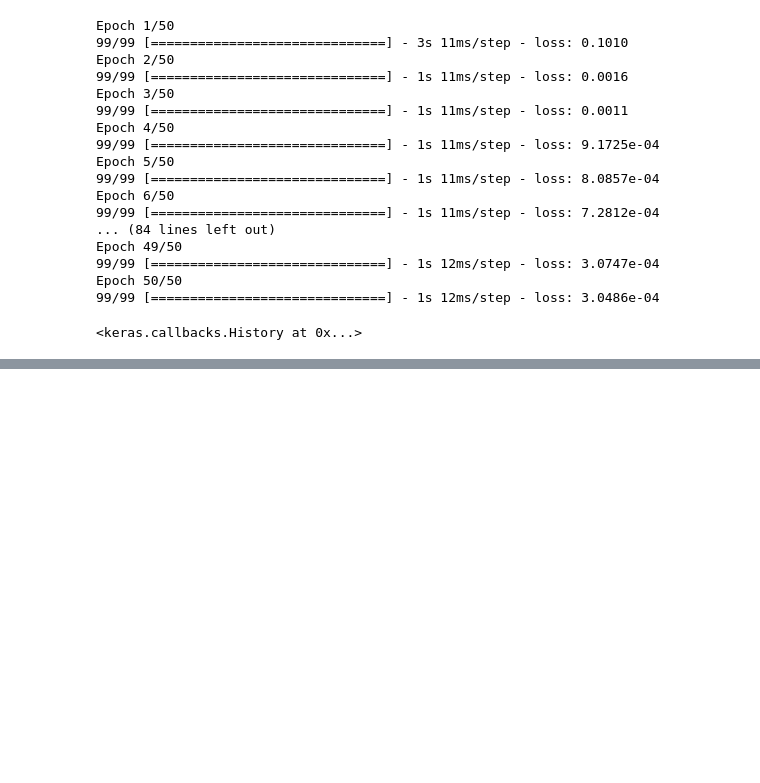
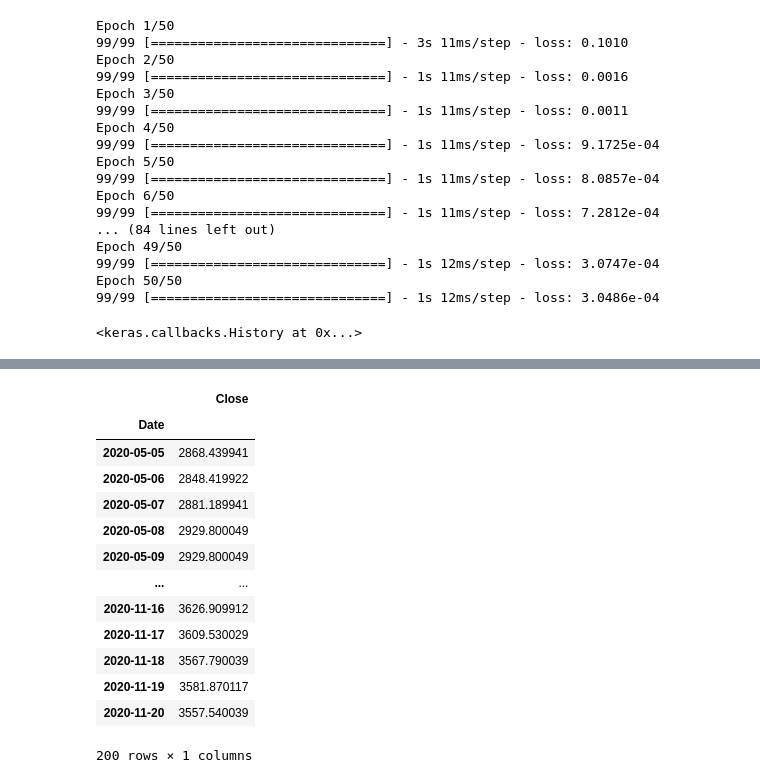
Before and after one commit to isoori/yahoo-price, a Jupyter notebook: Untitled.ipynb, the cells around one changed output, grey strips where cells are left out. Drawn from its saved outputs; the diff is of its cells as text; code cells hidden in the pictures; blank space fills up the shorter version.

```diff
--- a/Untitled.ipynb
+++ b/Untitled.ipynb
@@ -233,0 +217,3 @@ te
+# %%
+t_scalled = scaller_dt.transform(Test_set)
+t_scalled
@@ -233,0 +238,4 @@ te
+# %%
+X_test = []
+for i in range(timesteps,len(t_scalled)):
+    X_test.append(t_scalled[i-timesteps:i,:])
@@ -233,0 +253,17 @@ te
+# %%
+y_test = target[-len(X_test):]
+# %% [output]
+|  | Close |
+| Date |  |
+| 2020-05-05 | 2868.439941 |
+| 2020-05-06 | 2848.419922 |
+| 2020-05-07 | 2881.189941 |
+| 2020-05-08 | 2929.800049 |
+| 2020-05-09 | 2929.800049 |
+| ... | ... |
+| 2020-11-16 | 3626.909912 |
+| 2020-11-17 | 3609.530029 |
+| 2020-11-18 | 3567.790039 |
+| 2020-11-19 | 3581.870117 |
+| 2020-11-20 | 3557.540039 |
+200 rows × 1 columns
```
Also changed, not shown: parts of 7 cells of this notebook.
